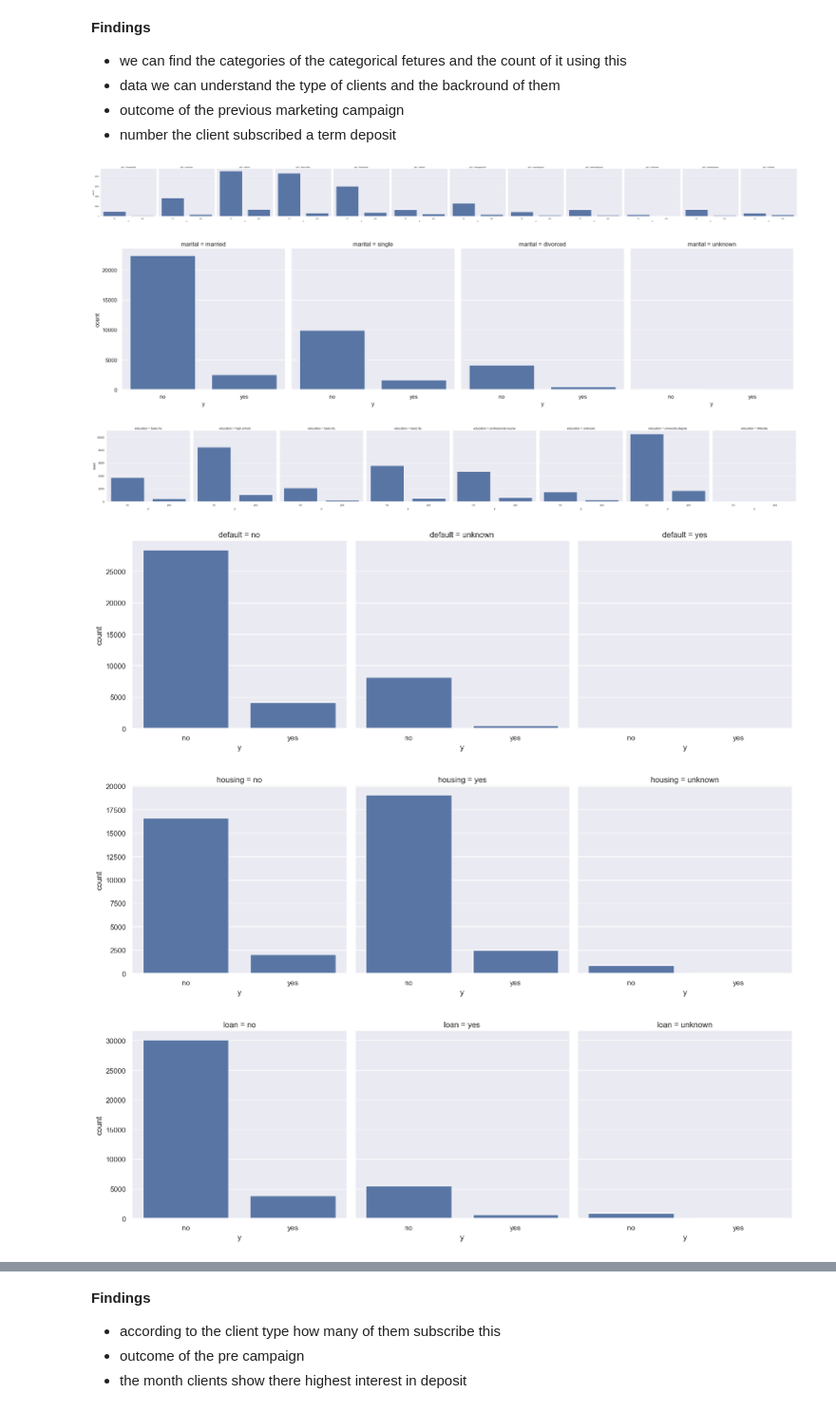
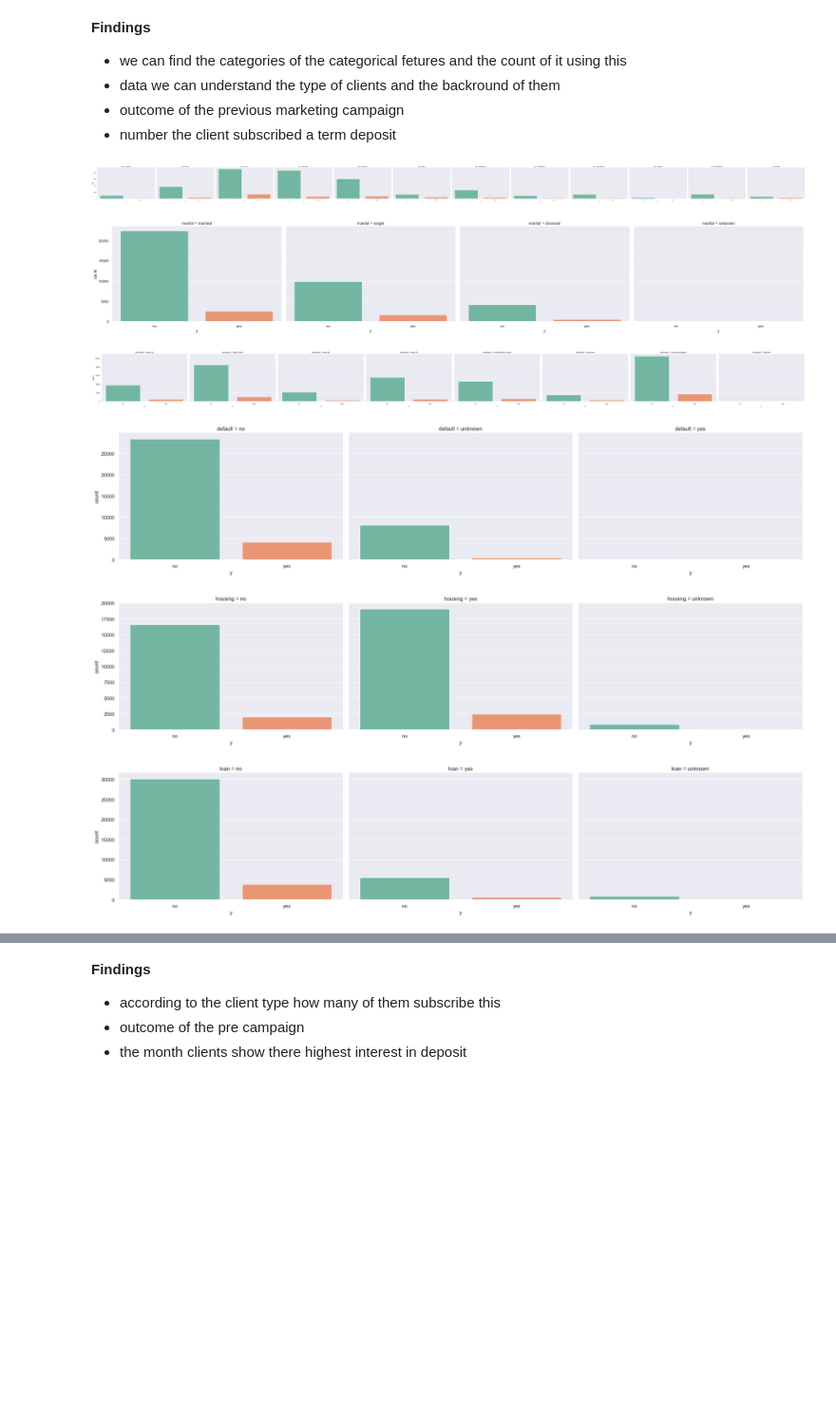
Before and after one commit to Aashiff2003/Predict-Term-Deposit-Subscription-, a Jupyter notebook: Predict Term Deposit Subscribtion -(additional).ipynb, the cells around one changed output, grey strips where cells are left out. Shown at 95% size. Drawn from its saved outputs; the diff is of its cells as text; code cells hidden in the pictures; blank space fills up the shorter version.

Commit message:
style the graphs

```diff
--- a/Predict Term Deposit Subscribtion -(additional).ipynb
+++ b/Predict Term Deposit Subscribtion -(additional).ipynb
@@ -103,12 +110,15 @@ plt.show()
 # %%
 # categorical features and the target
 for col in categorical_columns:
-    sns.catplot(x="y",col = col,kind= "count", data = df)
+    # Create a count plot for the target variable 'y' across each categorical column
+    sns.catplot(x="y", hue="y", col=col, kind="count", data=df, height=5, aspect=1.5, palette='Set2', legend=False)
+
+# Show the plots
 plt.show()
 # %% [output]
-[figure, old version]
+[figure, new version]
-[figure, old version]
+[figure, new version]
-[figure, old version]
+[figure, new version]
-[figure, old version]
+[figure, new version]
-[figure, old version]
+[figure, new version]
-[figure, old version]
+[figure, new version]
```
Also changed, not shown: parts of 24 cells of this notebook, 1 other file.
